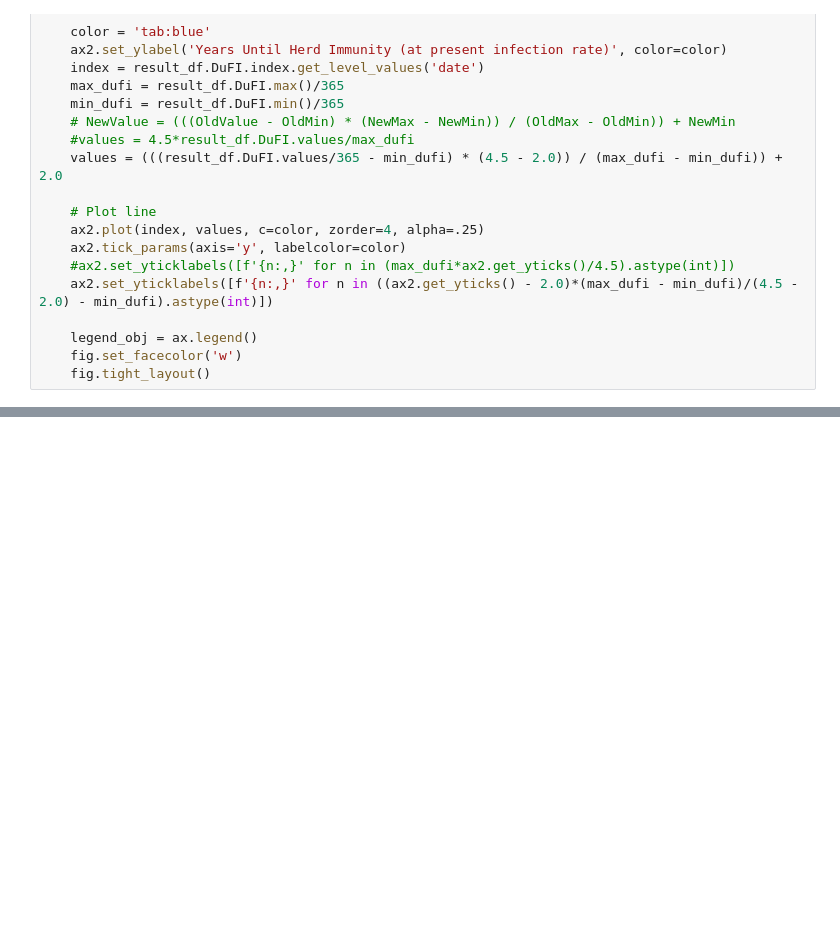
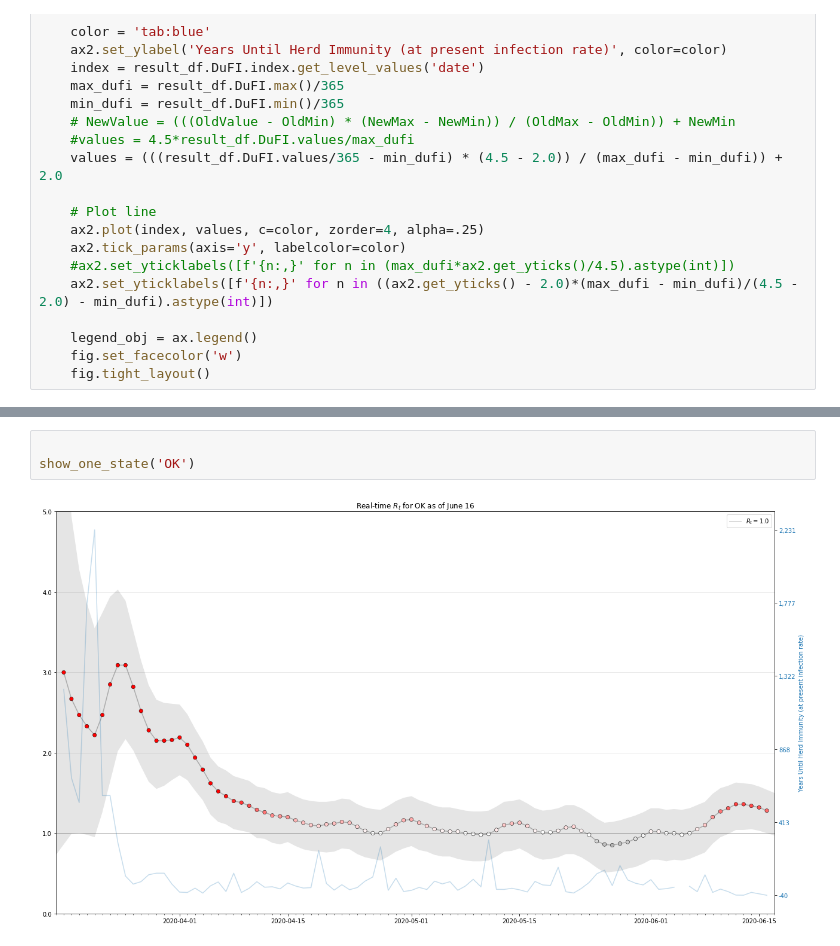
Before and after one commit to dbabbitt/notebooks, a Jupyter notebook: covid19/ipynb/Plot Real-time Rt for One State.ipynb, the cells around one changed output, grey strips where cells are left out. Cells and saved outputs as stored; diff of their text form; blank space fills up the shorter version.

```diff
--- a/covid19/ipynb/Plot Real-time Rt for One State.ipynb
+++ b/covid19/ipynb/Plot Real-time Rt for One State.ipynb
@@ -161,0 +162,5 @@ show_one_state('FL')
+# %%
+
+show_one_state('OK')
+# %% [output]
+[figure, added]
```
Also changed, not shown: parts of 3 cells of this notebook, 8 other files.
